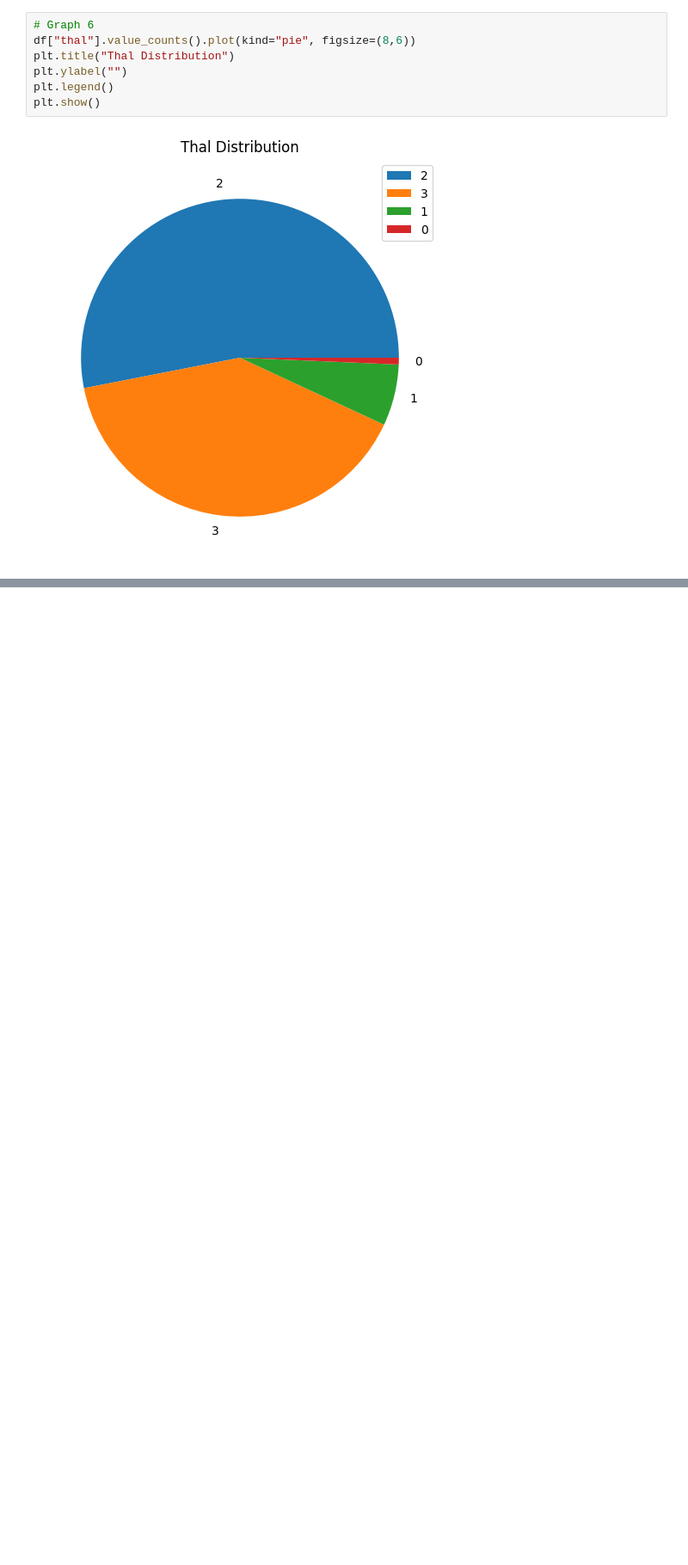
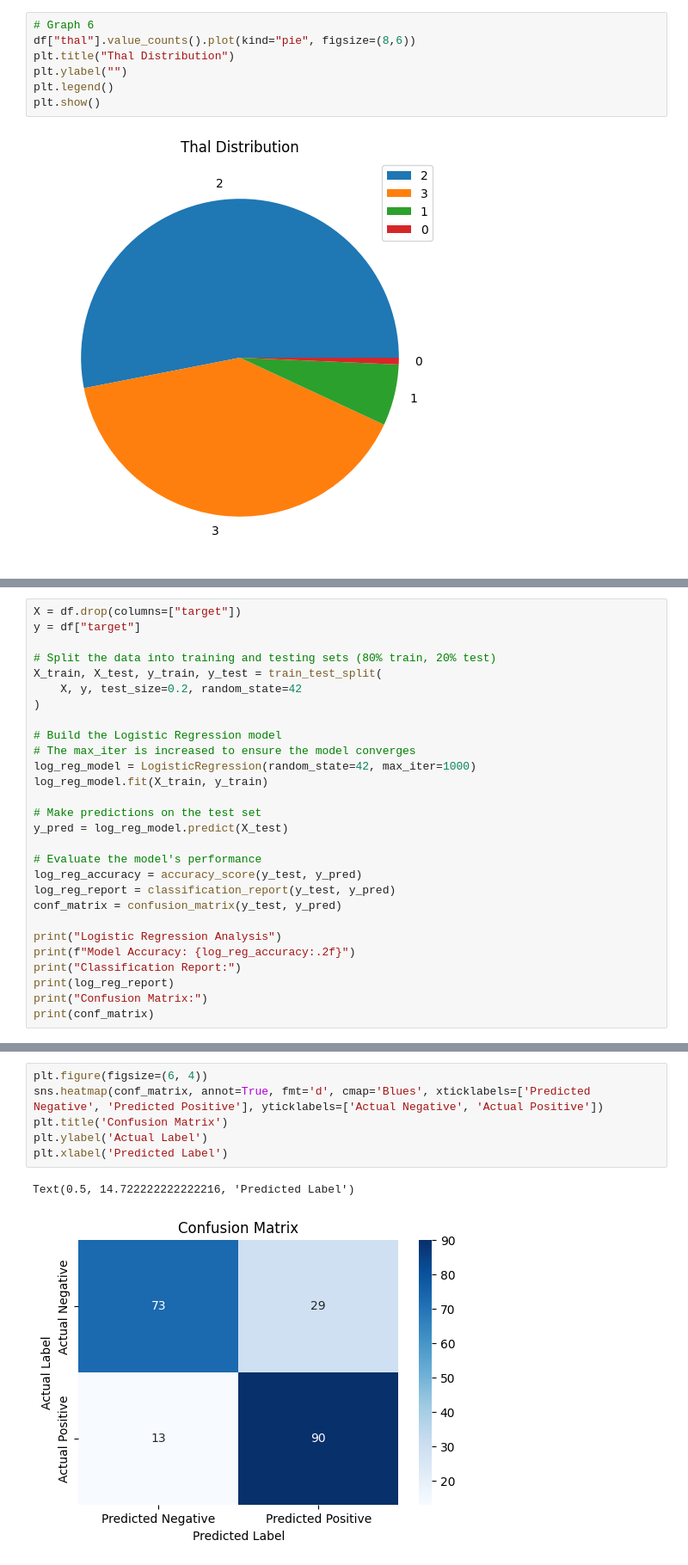
Before and after one commit to Vanshaj14Mohan/AIML-College, a Jupyter notebook: CIA 3/main.ipynb, the cells around one changed output, grey strips where cells are left out. Shown at 86% size. Cells and saved outputs as stored; diff of their text form; blank space fills up the shorter version.

```diff
--- a/CIA 3/main.ipynb
+++ b/CIA 3/main.ipynb
@@ -169,0 +339,28 @@ plt.show()
+# %%
+X = df.drop(columns=["target"])
+y = df["target"]
+
+# Split the data into training and testing sets (80% train, 20% test)
+X_train, X_test, y_train, y_test = train_test_split(
+    X, y, test_size=0.2, random_state=42
+)
+
+# Build the Logistic Regression model
+# The max_iter is increased to ensure the model converges
+log_reg_model = LogisticRegression(random_state=42, max_iter=1000)
+log_reg_model.fit(X_train, y_train)
+
+# Make predictions on the test set
+y_pred = log_reg_model.predict(X_test)
+
+# Evaluate the model's performance
+log_reg_accuracy = accuracy_score(y_test, y_pred)
+log_reg_report = classification_report(y_test, y_pred)
+conf_matrix = confusion_matrix(y_test, y_pred)
+
+print("Logistic Regression Analysis")
+print(f"Model Accuracy: {log_reg_accuracy:.2f}")
+print("Classification Report:")
+print(log_reg_report)
+print("Confusion Matrix:")
+print(conf_matrix)
@@ -169,0 +383,9 @@ plt.show()
+# %%
+plt.figure(figsize=(6, 4))
+sns.heatmap(conf_matrix, annot=True, fmt='d', cmap='Blues', xticklabels=['Predicted Negative', 'Predicted Positive'], yticklabels=['Actual Negative', 'Actual Positive'])
+plt.title('Confusion Matrix')
+plt.ylabel('Actual Label')
+plt.xlabel('Predicted Label')
+# %% [output]
+Text(0.5, 14.722222222222216, 'Predicted Label')
+[figure, added]
```
Also changed, not shown: parts of 15 cells of this notebook, 2 other files.
